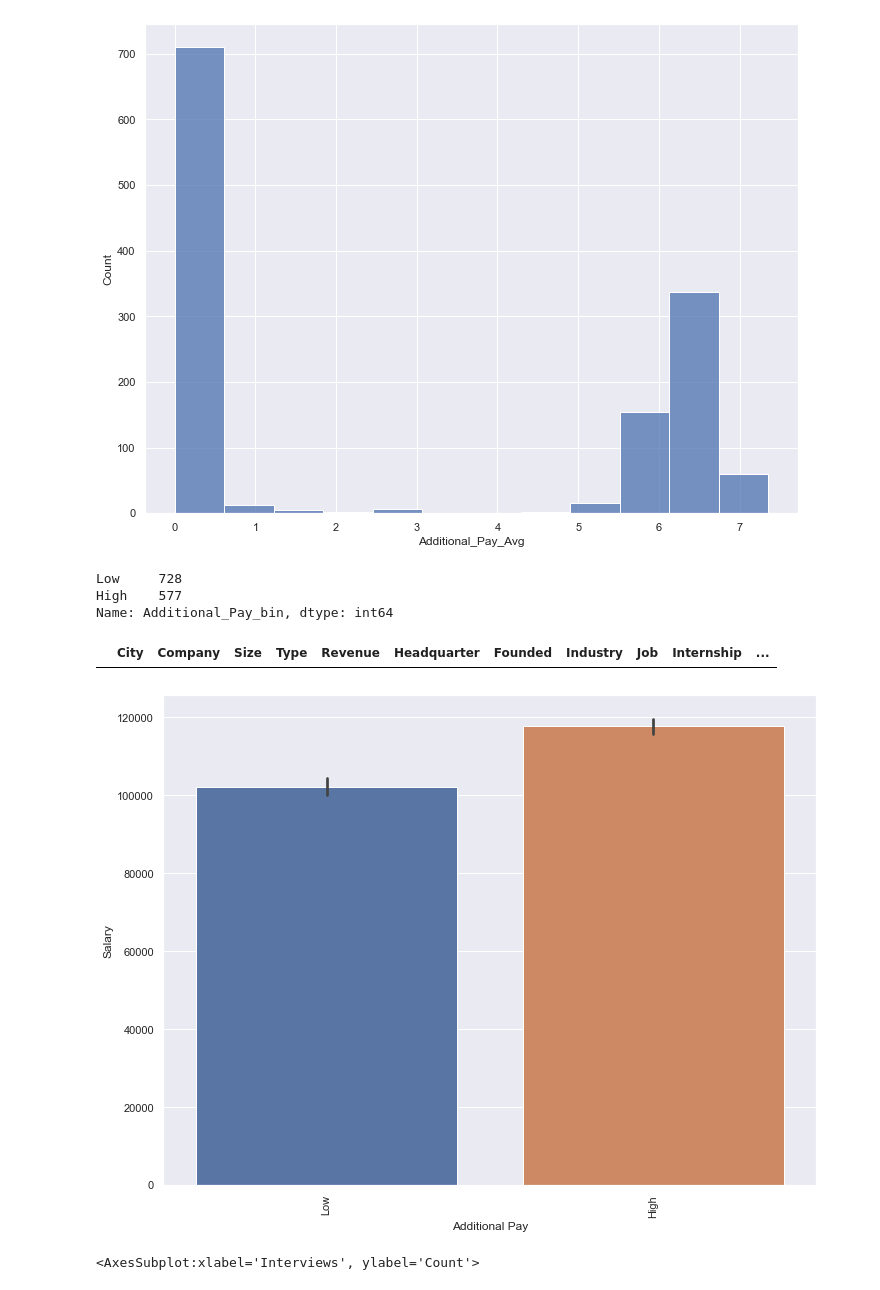
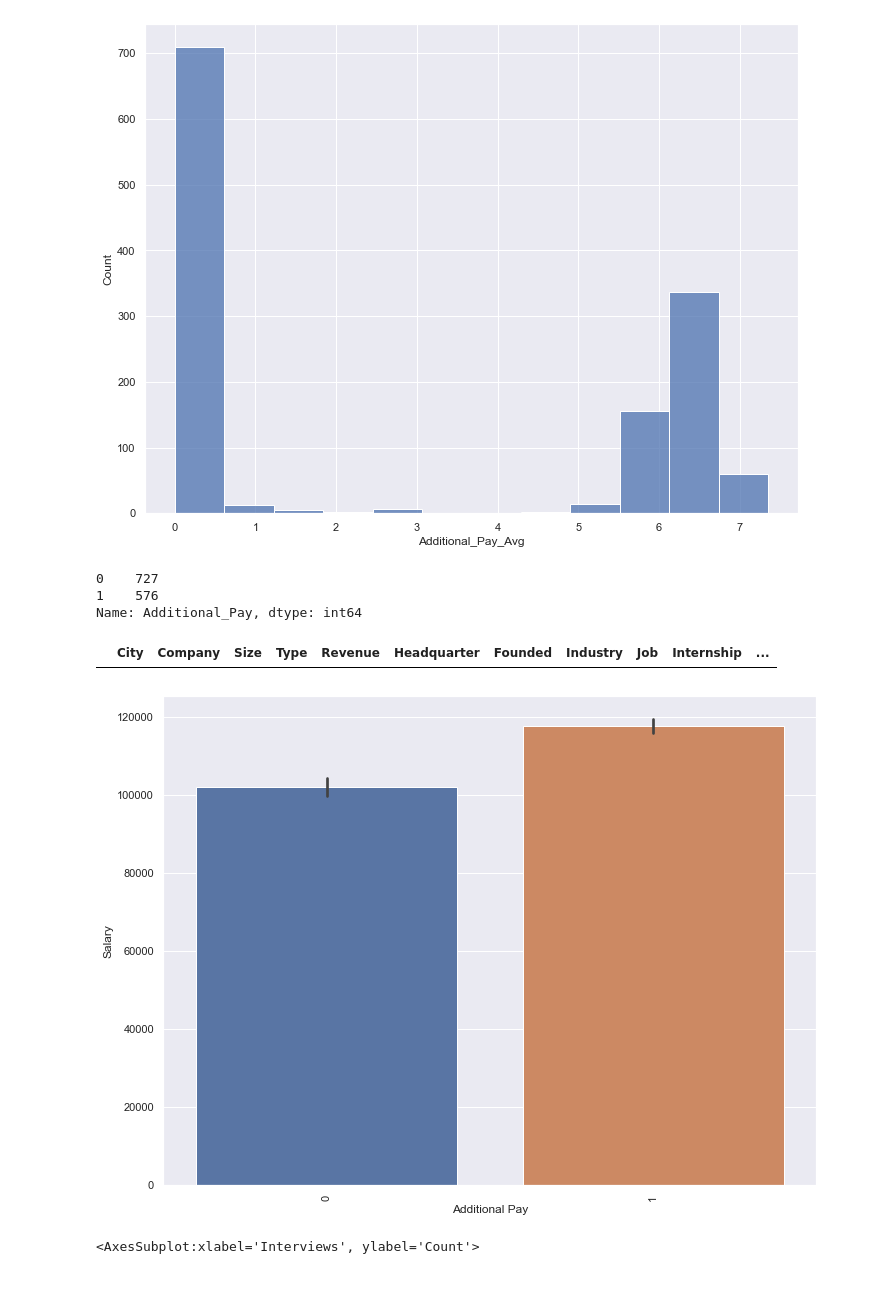
Before and after one commit to CeliaSagas/Data-Coin, a Jupyter notebook: code/3 - Prepare Data.ipynb, the cells around one changed output. Saved outputs shown, nothing was run; the diff lists cells and outputs as text; code cells hidden in the pictures.

```diff
--- a/code/3 - Prepare Data.ipynb
+++ b/code/3 - Prepare Data.ipynb
@@ -506,5 +533,7 @@ plt.show()
 #loading cost of living data
 
 col = pd.read_csv("./COL.csv")
+cols = ["Unnamed: 0"]
+col= col.drop(cols,axis=1)
 col.head()
 # %% [output]
@@ -622,7 +651,7 @@ plt.xticks(rotation=90)
 
 industry_count = df1["Industry_Map"].value_counts()
 other_industry = list(industry_count[industry_count < 200].index)
-df1["Industry_Final"] = df1["Industry_Map"].replace(other_industry, "Other")
-df1["Industry_Final"].value_counts()
+df1["Industry_"] = df1["Industry_Map"].replace(other_industry, "Other")
+df1["Industry_"].value_counts()
 # %% [output]
 Other         615
@@ -645,10 +674,10 @@ plt.xticks(rotation=0)
 # %%
 #Addressing values in Founded Predictor
 
-df1["Founded"] = df1["Founded"].fillna(2021)
+df1["Founded"] = df1["Founded"].fillna(df1["Founded"].median())
 df1["Founded"] = df1["Founded"].replace(0, df1["Founded"].median())
 
-#correcting founded year for incoorect variables
+#correcting founded year for incrrect variables
 
 df1.loc[df1['Company'] == "University of California Berkeley", 'Founded'] = 1868
 df1.loc[df1['Company'] == "Chubb", 'Founded'] = 1967
@@ -695,14 +724,14 @@ sns.histplot(data=df1, x="Additional_Pay_Avg")
 # %%
 #replace values with binary coded variable
 
-df1["Additional_Pay_bin"] = pd.cut(df1.Additional_Pay_Avg,bins=[-1,2,8],labels=['Low','High'])
+df1["Additional_Pay"] = pd.cut(df1.Additional_Pay_Avg,bins=[-1,2,8],labels=[0,1])
 # %%
 #checking values in binary additonal pay
 
-df1["Additional_Pay_bin"].value_counts()
+df1["Additional_Pay"].value_counts()
 # %% [output]
-Low     728
-High    577
-Name: Additional_Pay_bin, dtype: int64
+0    727
+1    576
+Name: Additional_Pay, dtype: int64
 # %%
 #check for null values in column
@@ -712,14 +741,14 @@ df1[df1["Additional_Pay_bin"].isna()]
 # %%
 #bar plot of additional pay with salary
 
-sns.barplot(x=df1.Additional_Pay_bin, y=df1.Salary)
+sns.barplot(x=df1.Additional_Pay, y=df1.Salary)
 
 plt.xlabel("Additional Pay")
 plt.xticks(rotation=90)
 plt.ylabel("Salary")
 plt.show()
 # %% [output]
-[figure, old version]
+[figure, new version]
 # %%
 #checking distribution of interviews
 
```
Also changed, not shown: parts of 50 cells of this notebook, 4 other files.
